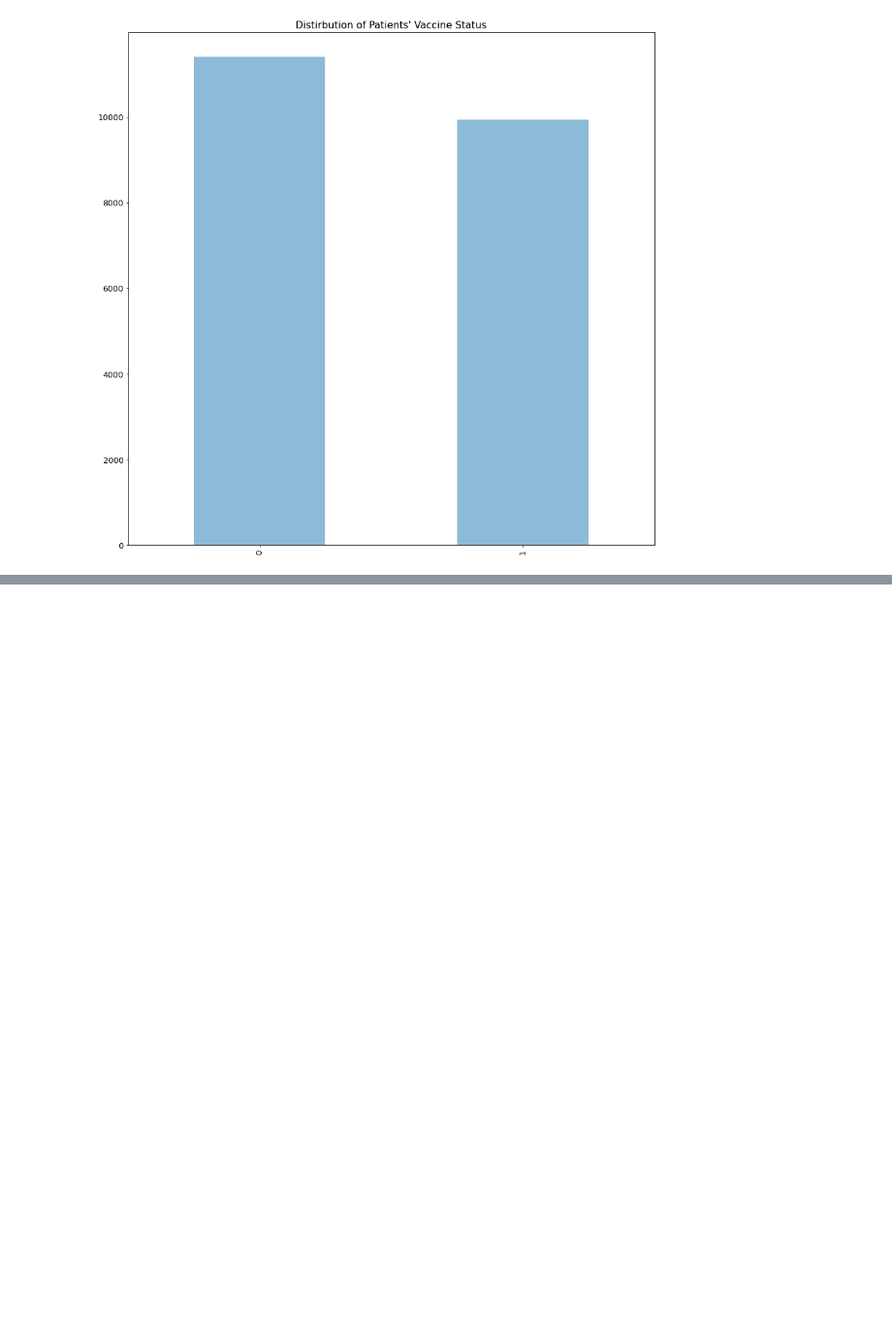
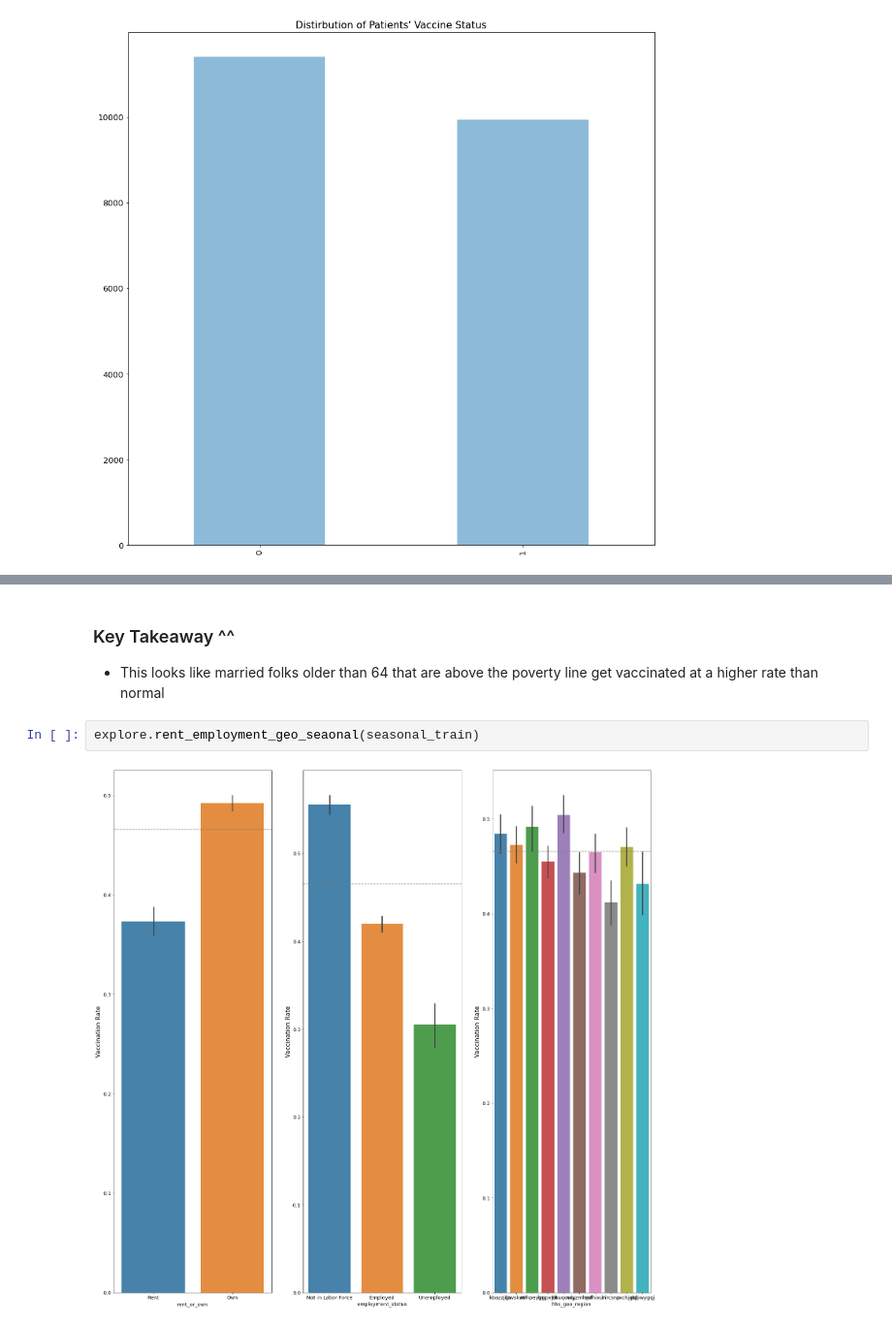
Before and after one commit to JadaShipp/predicting_flu, a Jupyter notebook: predicting_flu_vaccines_final.ipynb, the cells around one changed output, grey strips where cells are left out. Shown at 97% size. Cells and saved outputs as stored; diff of their text form; blank space fills up the shorter version.

```diff
--- a/predicting_flu_vaccines_final.ipynb
+++ b/predicting_flu_vaccines_final.ipynb
@@ -248,0 +268,7 @@ explore.distribution_of_seasonal_vaccine_status(seasonal_train)
+# %% [markdown]
+### Key Takeaway ^^
+- This looks like married folks older than 64 that are above the poverty line get vaccinated at a higher rate than normal
+# %%
+explore.rent_employment_geo_seaonal(seasonal_train)
+# %% [output]
+[figure, added]
```
Also changed, not shown: parts of 17 cells of this notebook.
